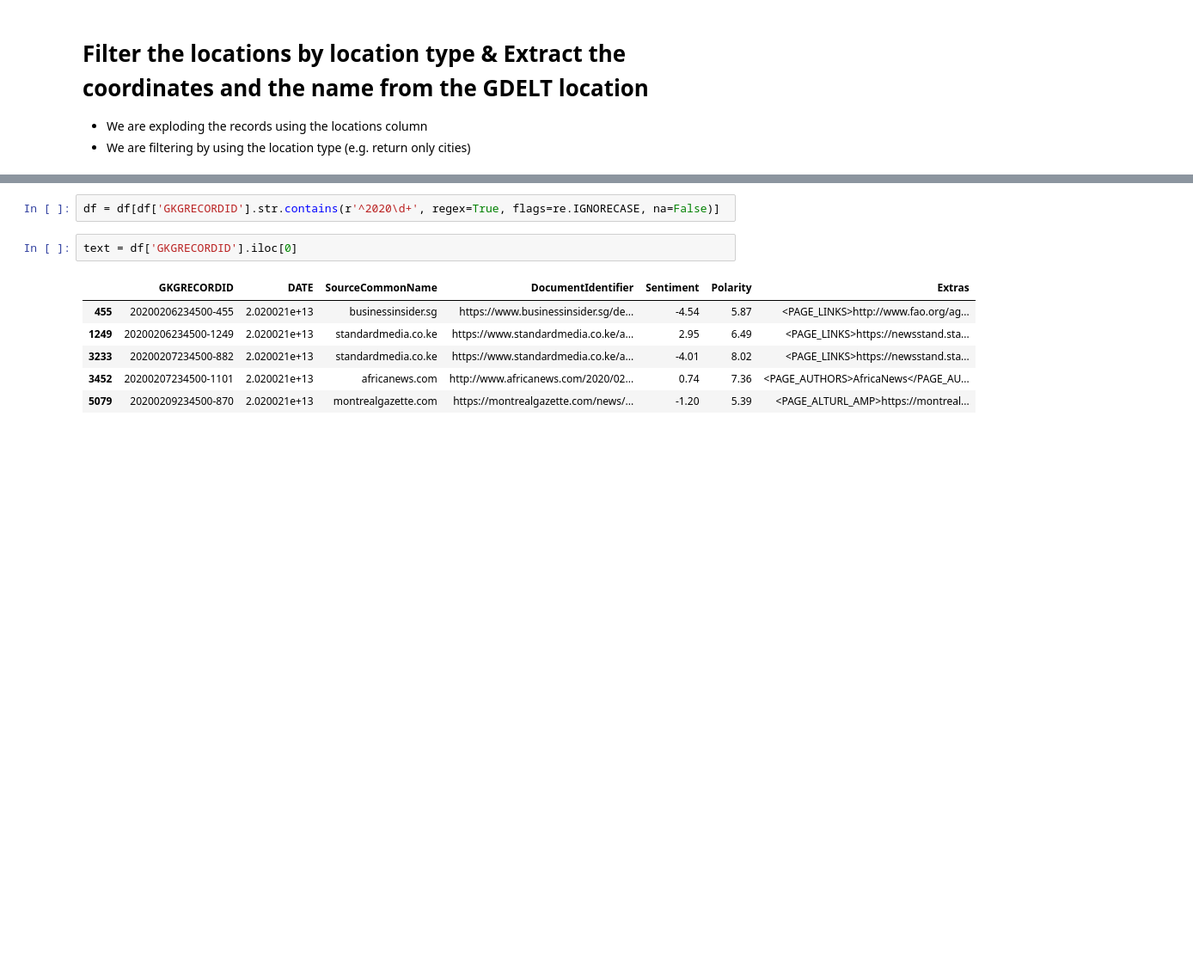
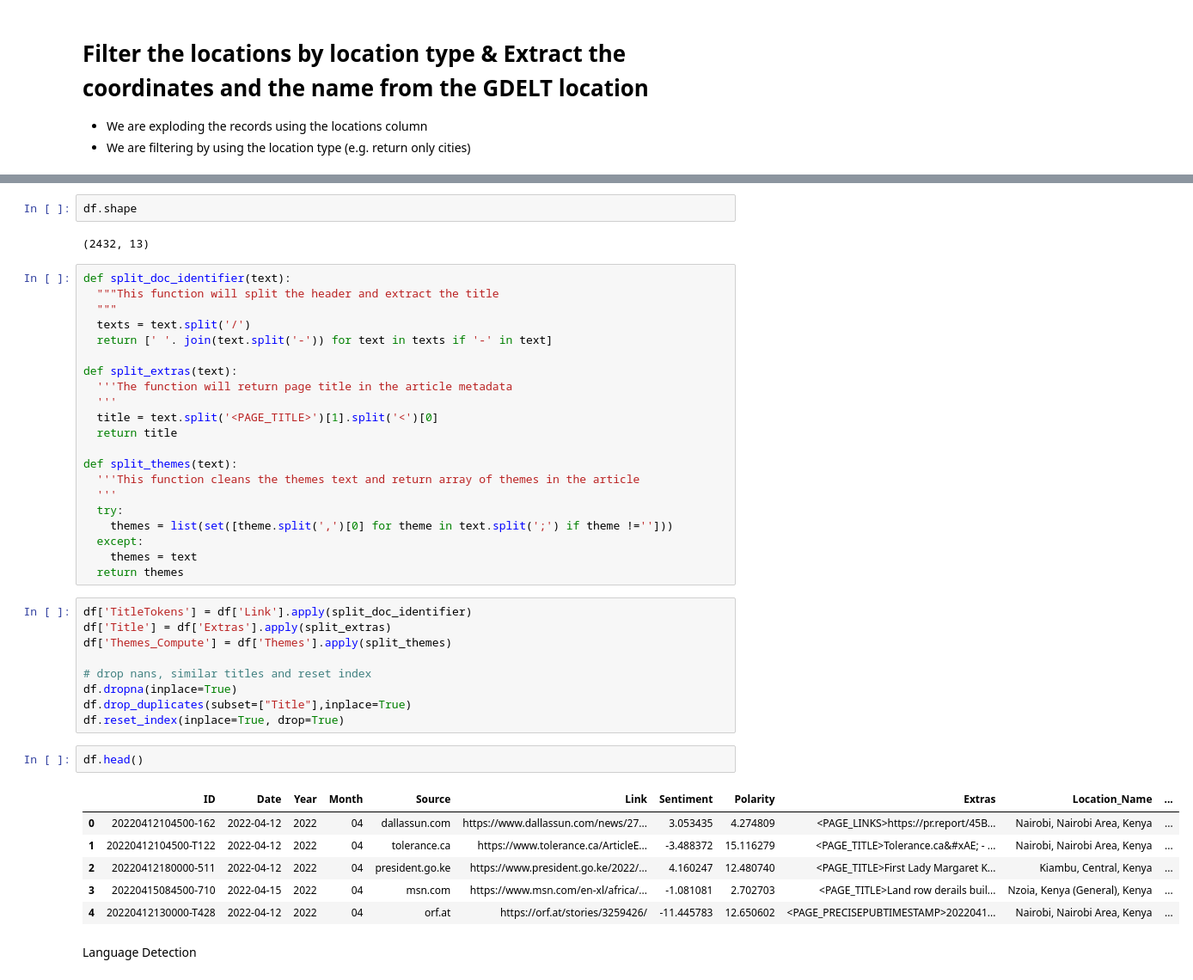
Before and after one commit to denniesbor/Module_3_Twist, a Jupyter notebook: Knowledge_Graph_Queries.ipynb, the cells around one changed output, grey strips where cells are left out. Shown at 86% size. Saved outputs shown, nothing was run; the diff lists cells and outputs as text; blank space fills up the shorter version.

```diff
--- a/Knowledge_Graph_Queries.ipynb
+++ b/Knowledge_Graph_Queries.ipynb
@@ -175,11 +203,45 @@ df.drop_duplicates(inplace=True)
-# %%
-df = df[df['GKGRECORDID'].str.contains(r'^2020\d+', regex=True, flags=re.IGNORECASE, na=False)]
-# %%
-text = df['GKGRECORDID'].iloc[0]
-# %% [output]
-|  | GKGRECORDID | DATE | SourceCommonName | DocumentIdentifier | Sentiment | Polarity | Extras |
-| 455 | 20200206234500-455 | 2.020021e+13 | businessinsider.sg | https://www.businessinsider.sg/de... | -4.54 | 5.87 | <PAGE_LINKS>http://www.fao.org/ag... |
-| 1249 | 20200206234500-1249 | 2.020021e+13 | standardmedia.co.ke | https://www.standardmedia.co.ke/a... | 2.95 | 6.49 | <PAGE_LINKS>https://newsstand.sta... |
-| 3233 | 20200207234500-882 | 2.020021e+13 | standardmedia.co.ke | https://www.standardmedia.co.ke/a... | -4.01 | 8.02 | <PAGE_LINKS>https://newsstand.sta... |
-| 3452 | 20200207234500-1101 | 2.020021e+13 | africanews.com | http://www.africanews.com/2020/02... | 0.74 | 7.36 | <PAGE_AUTHORS>AfricaNews</PAGE_AU... |
-| 5079 | 20200209234500-870 | 2.020021e+13 | montrealgazette.com | https://montrealgazette.com/news/... | -1.20 | 5.39 | <PAGE_ALTURL_AMP>https://montreal... |
+# %%
+df.shape
+# %% [output]
+(2432, 13)
+# %%
+def split_doc_identifier(text):
+  """This function will split the header and extract the title
+  """
+  texts = text.split('/')
+  return [' '. join(text.split('-')) for text in texts if '-' in text]
+
+def split_extras(text):
+  '''The function will return page title in the article metadata
+  '''
+  title = text.split('<PAGE_TITLE>')[1].split('<')[0]
+  return title
+
+def split_themes(text):
+  '''This function cleans the themes text and return array of themes in the article
+  '''
+  try:
+    themes = list(set([theme.split(',')[0] for theme in text.split(';') if theme !='']))
+  except:
+    themes = text
+  return themes
+# %%
+df['TitleTokens'] = df['Link'].apply(split_doc_identifier)
+df['Title'] = df['Extras'].apply(split_extras)
+df['Themes_Compute'] = df['Themes'].apply(split_themes)
+
+# drop nans, similar titles and reset index
+df.dropna(inplace=True)
+df.drop_duplicates(subset=["Title"],inplace=True)
+df.reset_index(inplace=True, drop=True)
+# %%
+df.head()
+# %% [output]
+|  | ID | Date | Year | Month | Source | Link | Sentiment | Polarity | Extras | Location_Name | ... |
+| 0 | 20220412104500-162 | 2022-04-12 | 2022 | 04 | dallassun.com | https://www.dallassun.com/news/27... | 3.053435 | 4.274809 | <PAGE_LINKS>https://pr.report/45B... | Nairobi, Nairobi Area, Kenya | ... |
+| 1 | 20220412104500-T122 | 2022-04-12 | 2022 | 04 | tolerance.ca | https://www.tolerance.ca/ArticleE... | -3.488372 | 15.116279 | <PAGE_TITLE>Tolerance.ca&#xAE; - ... | Nairobi, Nairobi Area, Kenya | ... |
+| 2 | 20220412180000-511 | 2022-04-12 | 2022 | 04 | president.go.ke | https://www.president.go.ke/2022/... | 4.160247 | 12.480740 | <PAGE_TITLE>First Lady Margaret K... | Kiambu, Central, Kenya | ... |
+| 3 | 20220415084500-710 | 2022-04-15 | 2022 | 04 | msn.com | https://www.msn.com/en-xl/africa/... | -1.081081 | 2.702703 | <PAGE_TITLE>Land row derails buil... | Nzoia, Kenya (General), Kenya | ... |
+| 4 | 20220412130000-T428 | 2022-04-12 | 2022 | 04 | orf.at | https://orf.at/stories/3259426/ | -11.445783 | 12.650602 | <PAGE_PRECISEPUBTIMESTAMP>2022041... | Nairobi, Nairobi Area, Kenya | ... |
+# %% [markdown]
+Language Detection
```
Also changed, not shown: parts of 25 cells of this notebook.
